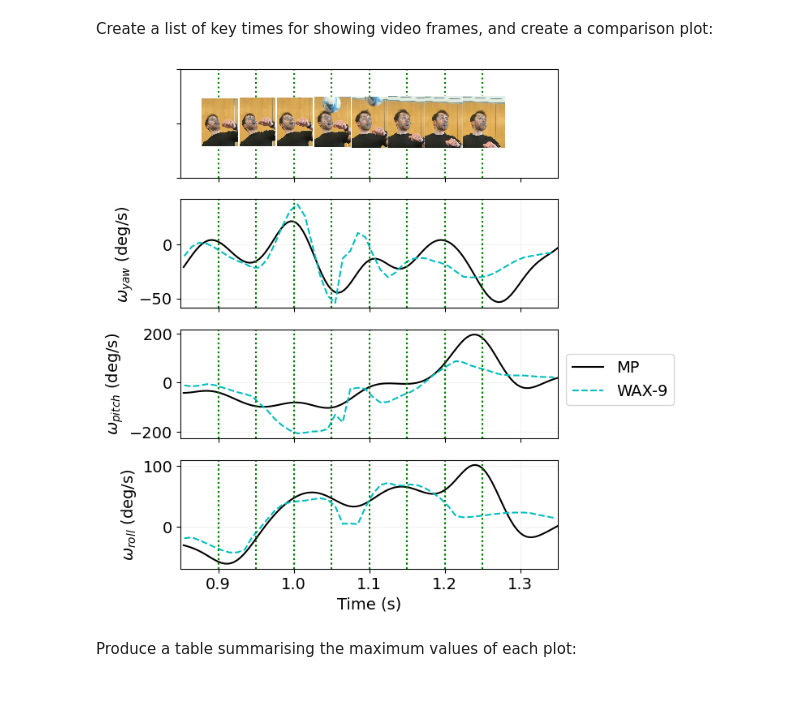
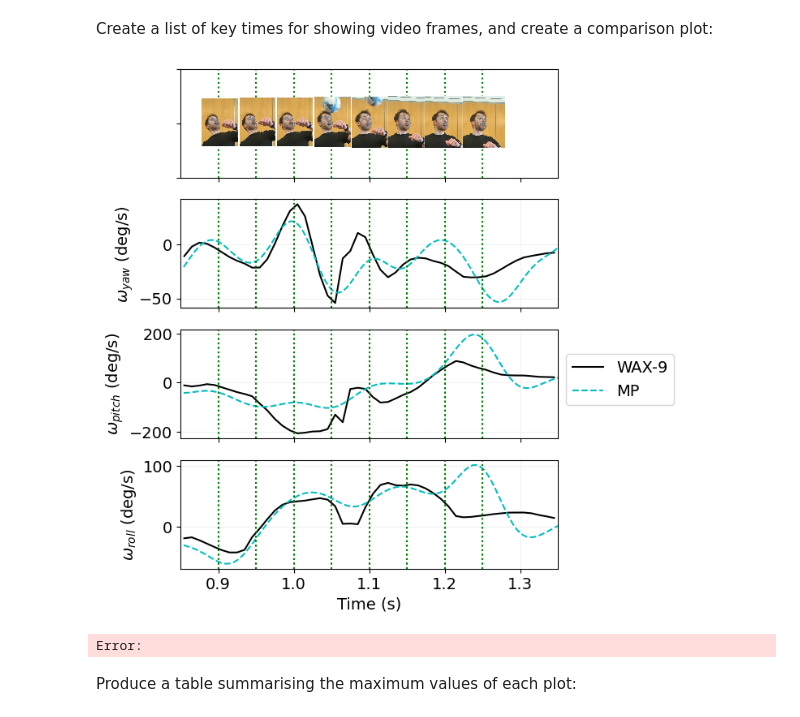
Before and after one commit to isDynamics/EdiHeadyTrack, a Jupyter notebook: docs/example.ipynb, the cells around one changed output. Saved outputs shown, nothing was run; the diff lists cells and outputs as text; code cells hidden in the pictures.

```diff
--- a/docs/example.ipynb
+++ b/docs/example.ipynb
@@ -105,13 +105,14 @@ wax9 = eht.Wax9(filename='resources/example_imu.csv', time_offset=-59.335, id='W
 Create a list of key times for showing video frames, and create a comparison plot:
 # %%
 key_times = [0.9, 0.95, 1.0, 1.05, 1.1, 1.15, 1.2, 1.25]
-comparison_plot = eht.Plot(head, wax9).plot_property(property='velocity',
+comparison_plot = eht.Plot(wax9, head).plot_property(property='velocity',
                                                      xlim=(0.85, 1.35),
                                                      ylim=(-220, 220),
                                                      key_times=key_times,
                                                      show=True)
 # %% [output]
-[figure, old version]
+[figure, new version]
+Error:
 # %% [markdown]
 Produce a table summarising the maximum values of each plot:
 # %%
```
Also changed, not shown: 10 other files.
